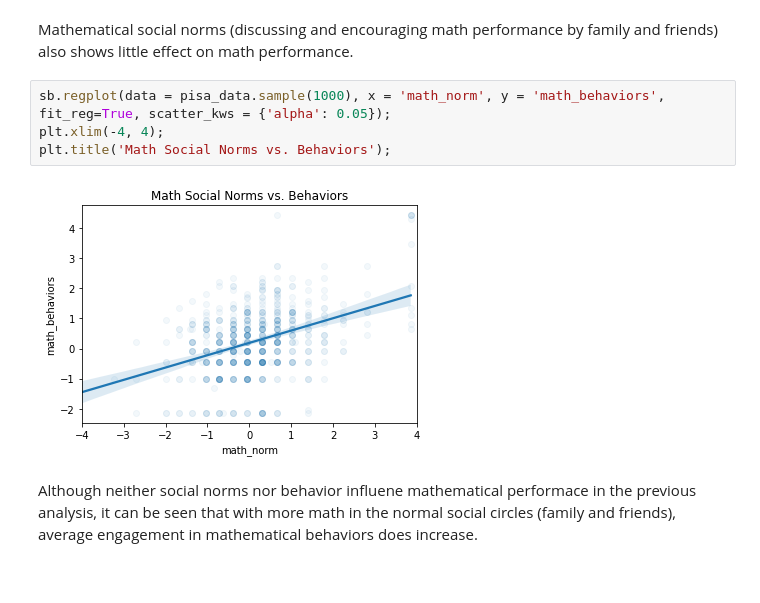
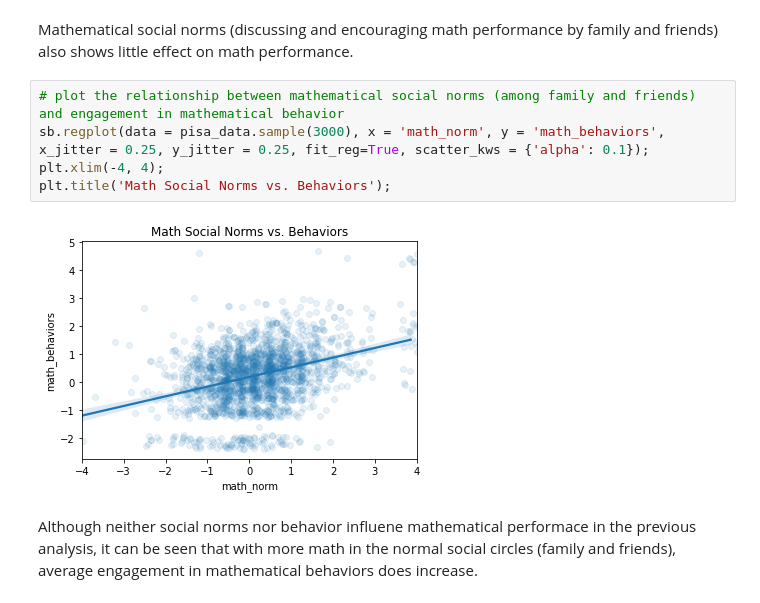
Before and after one commit to sjhaluck/International-Education-Data-Visualization, a Jupyter notebook: exploration_template.ipynb, the cells around one changed output. Cells and saved outputs as stored; diff of their text form.

```diff
--- a/exploration_template.ipynb
+++ b/exploration_template.ipynb
@@ -640,11 +671,12 @@ plt.title('Math Social Norms vs. Score');
 # %% [markdown]
 Mathematical social norms (discussing and encouraging math performance by family and friends) also shows little effect on math performance.
 # %%
-sb.regplot(data = pisa_data.sample(1000), x = 'math_norm', y = 'math_behaviors', fit_reg=True, scatter_kws = {'alpha': 0.05});
+# plot the relationship between mathematical social norms (among family and friends) and engagement in mathematical behavior
+sb.regplot(data = pisa_data.sample(3000), x = 'math_norm', y = 'math_behaviors', x_jitter = 0.25, y_jitter = 0.25, fit_reg=True, scatter_kws = {'alpha': 0.1});
 plt.xlim(-4, 4);
 plt.title('Math Social Norms vs. Behaviors');
 # %% [output]
-[figure, old version]
+[figure, new version]
 # %% [markdown]
 Although neither social norms nor behavior influene mathematical performace in the previous analysis, it can be seen that with more math in the normal social circles (family and friends), average engagement in mathematical behaviors does increase.
 # %% [markdown]
```
Also changed, not shown: parts of 32 cells of this notebook.
